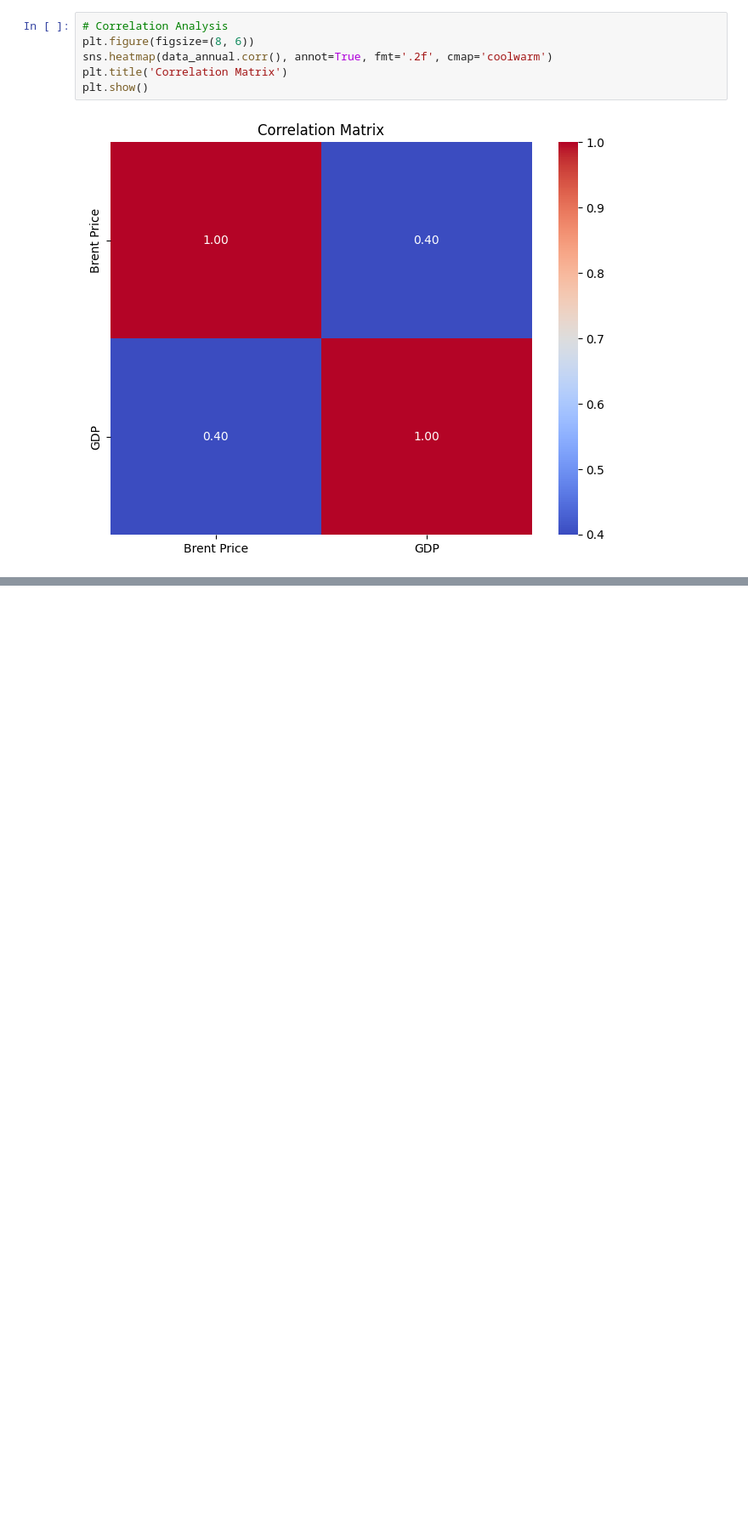
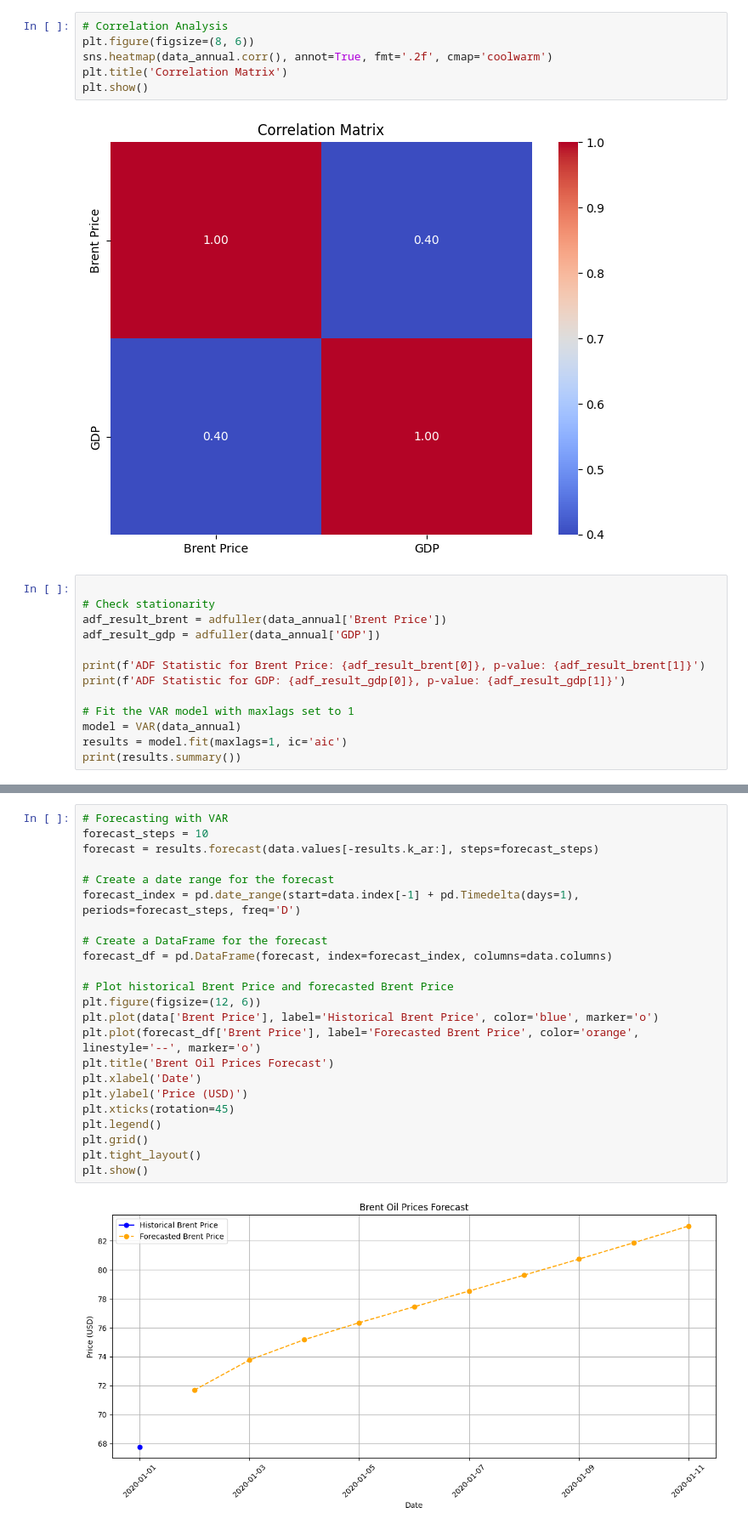
Before and after one commit to Wbam/week-10, a Jupyter notebook: notebooks/Analyze_Brent_Task_2.ipynb, the cells around one changed output, grey strips where cells are left out. Shown: that part at 85% size. Saved outputs shown, nothing was run; the diff lists cells and outputs as text; blank space fills up the shorter version.

```diff
--- a/notebooks/Analyze_Brent_Task_2.ipynb
+++ b/notebooks/Analyze_Brent_Task_2.ipynb
@@ -184,3 +65,16 @@ plt.title('Correlation Matrix')
 plt.show()
 # %% [output]
 [figure]
+# %%
+
+# Check stationarity
+adf_result_brent = adfuller(data_annual['Brent Price'])
+adf_result_gdp = adfuller(data_annual['GDP'])
+
+print(f'ADF Statistic for Brent Price: {adf_result_brent[0]}, p-value: {adf_result_brent[1]}')
+print(f'ADF Statistic for GDP: {adf_result_gdp[0]}, p-value: {adf_result_gdp[1]}')
+
+# Fit the VAR model with maxlags set to 1
+model = VAR(data_annual)
+results = model.fit(maxlags=1, ic='aic')
+print(results.summary())
@@ -186,0 +99,25 @@ plt.show()
+# %%
+# Forecasting with VAR
+forecast_steps = 10
+forecast = results.forecast(data.values[-results.k_ar:], steps=forecast_steps)
+
+# Create a date range for the forecast
+forecast_index = pd.date_range(start=data.index[-1] + pd.Timedelta(days=1), periods=forecast_steps, freq='D')
+
+# Create a DataFrame for the forecast
+forecast_df = pd.DataFrame(forecast, index=forecast_index, columns=data.columns)
+
+# Plot historical Brent Price and forecasted Brent Price
+plt.figure(figsize=(12, 6))
+plt.plot(data['Brent Price'], label='Historical Brent Price', color='blue', marker='o')
+plt.plot(forecast_df['Brent Price'], label='Forecasted Brent Price', color='orange', linestyle='--', marker='o')
+plt.title('Brent Oil Prices Forecast')
+plt.xlabel('Date')
+plt.ylabel('Price (USD)')
+plt.xticks(rotation=45)
+plt.legend()
+plt.grid()
+plt.tight_layout()
+plt.show()
+# %% [output]
+[figure, added]
```
Also changed, not shown: parts of 3 cells of this notebook.
